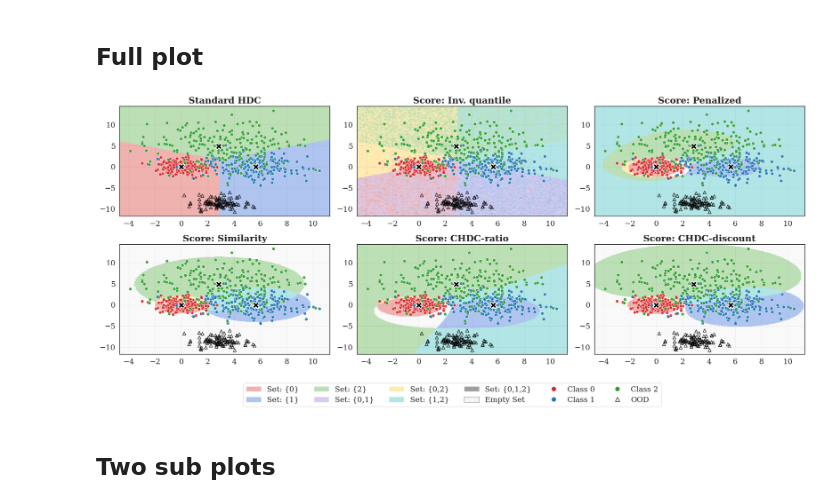
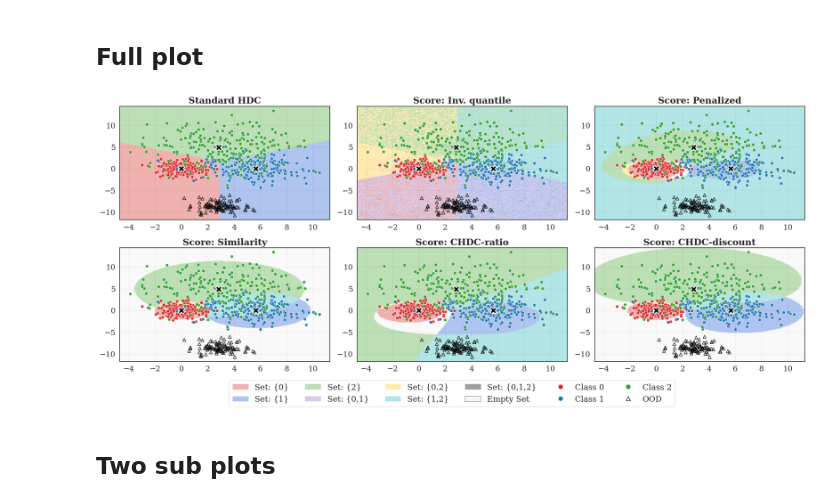
Before and after one commit to ZiyiLiang/conformalHDC, a Jupyter notebook: notebook/paper_illustrative_plot.ipynb, the cells around one changed output. Cells and saved outputs as stored; diff of their text form; code cells hidden in the pictures.

Commit message:
modified plotting script and added har exp

```diff
--- a/notebook/paper_illustrative_plot.ipynb
+++ b/notebook/paper_illustrative_plot.ipynb
@@ -176,7 +176,7 @@ def plot_data_contrast(ax, dot_size=38, center_size=160):
 
     ax.grid(True, linestyle='-', alpha=0.5, zorder=0)
 
-def add_common_legend(fig):
+def add_common_legend(fig, fontsize=15, markersize=8):
     legend_patches = [
         # Singletons
         Patch(facecolor=REGION_COLORS[frozenset([0])], alpha=filling_alpha, label='Set: {0}'),
@@ -193,10 +193,10 @@ def add_common_legend(fig):
         Line2D([0], [0], marker='o', color='w', markerfacecolor=DATA_COLORS[0], markersize=10, label='Class 0'),
         Line2D([0], [0], marker='o', color='w', markerfacecolor=DATA_COLORS[1], markersize=10, label='Class 1'),
         Line2D([0], [0], marker='o', color='w', markerfacecolor=DATA_COLORS[2], markersize=10, label='Class 2'),
-        Line2D([0], [0], marker='^', color='w', markerfacecolor='none', markeredgecolor='black', markersize=8, label='OOD')
+        Line2D([0], [0], marker='^', color='w', markerfacecolor='none', markeredgecolor='black', markersize=markersize, label='OOD')
     ]
     fig.legend(handles=legend_patches, loc='lower center', bbox_to_anchor=(0.5, 0.01),
-               ncol=6, fontsize=15, frameon=True)
+               ncol=6, fontsize=fontsize, frameon=True)
 
 filling_alpha = 0.5
 # %% [markdown]
@@ -226,36 +226,36 @@ for idx, stype in enumerate(SCORE_TYPES):
     # Low Alpha for background to make data pop
     ax.imshow(region_img, extent=(x_min, x_max, y_min, y_max),
               origin='lower', alpha=filling_alpha, aspect='auto', zorder=1)
 
     plot_data_contrast(ax)
     ax.set_title(f"Score: {SCORE_NAMES[idx]}", fontsize=18, fontweight='bold')
 
 # --- B. Plot Vanilla HDC ---
 ax_vanilla = axes[0]
 
 dists = []
 for p in prototypes:
     d = np.linalg.norm(grid_points - p, axis=1)
     dists.append(d)
 dists = np.stack(dists, axis=1)
 preds_vanilla = np.argmin(dists, axis=1)
 
 region_img_v = np.zeros((xx.shape[0], xx.shape[1], 3))
 for i, pred in enumerate(preds_vanilla):
     r, c = divmod(i, xx.shape[1])
     region_img_v[r, c] = get_region_color({pred})
 
 ax_vanilla.imshow(region_img_v, extent=(x_min, x_max, y_min, y_max),
                   origin='lower', alpha=filling_alpha, aspect='auto', zorder=1)
 plot_data_contrast(ax_vanilla)
 ax_vanilla.set_title("Standard HDC", fontsize=18, fontweight='bold')
 
-plt.tight_layout(rect=[0, 0.12, 1, 0.95]) # Reserve bottom for legend
-add_common_legend(fig)
+plt.tight_layout(rect=[0, 0.10, 1, 0.95]) # Reserve bottom for legend
+add_common_legend(fig, fontsize=16, markersize=9)
 plt.savefig("../results/plots/decision_boundary_comparison.pdf", bbox_inches='tight')
 plt.show()
 # %% [output]
-[figure, old version]
+[figure, new version]
 # %% [markdown]
 ## Two sub plots
 # %%
```
Also changed, not shown: 7 other files.
